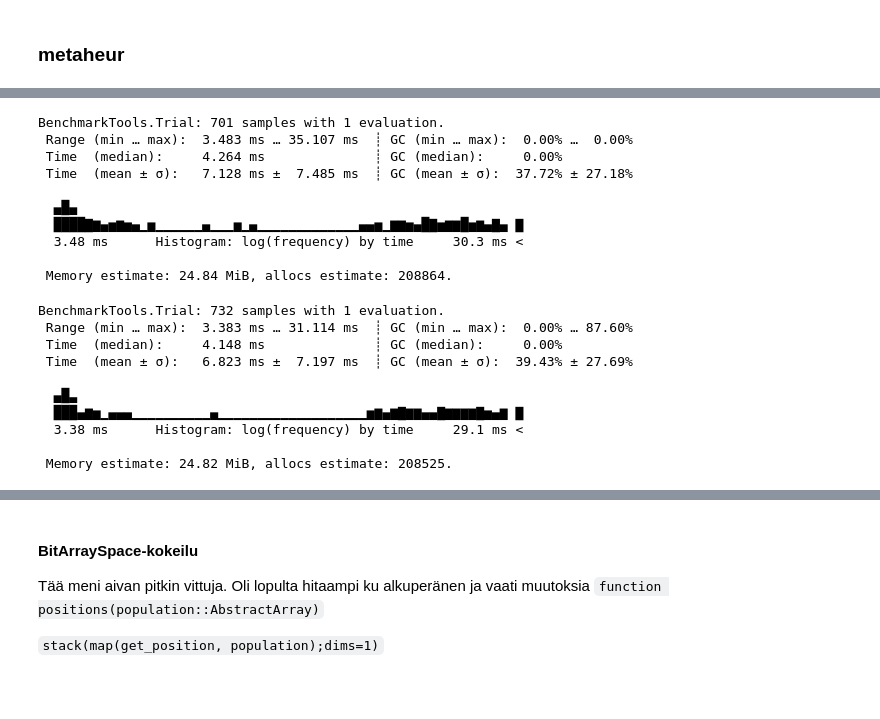
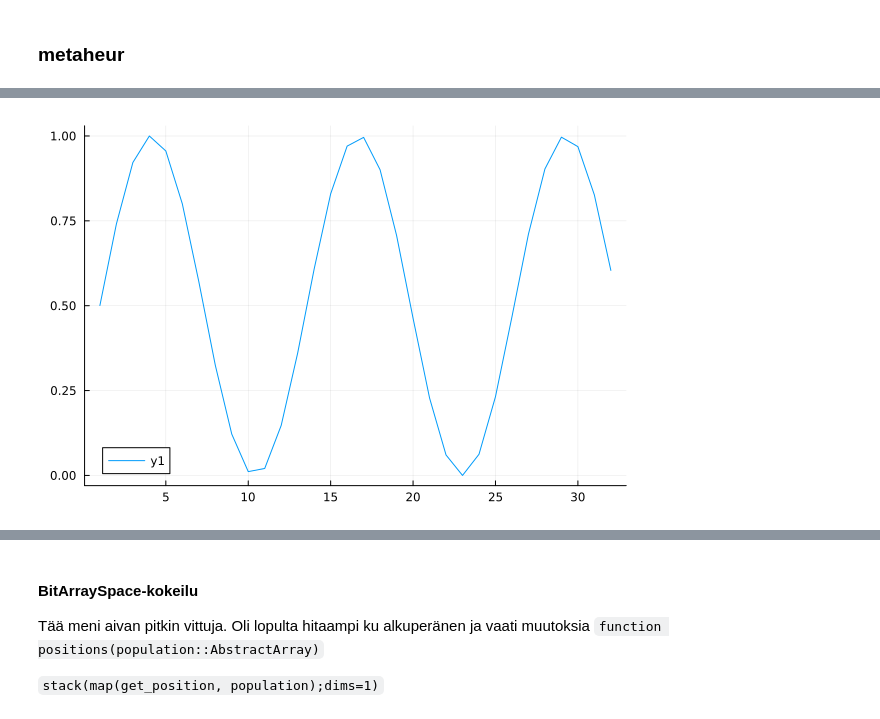
Before and after one commit to ORBAT/Musica, a Jupyter notebook: src/scratch.ipynb, the cells around one changed output, grey strips where cells are left out. Drawn from its saved outputs; the diff is of its cells as text; code cells hidden in the pictures; blank space fills up the shorter version.

```diff
--- a/src/scratch.ipynb
+++ b/src/scratch.ipynb
@@ -399,75 +212,8 @@ StatsBase.rmsd(result, wanted) = 0.4317607949298189
-# %%
-using BenchmarkTools
-
-function bmark_get_best(opres)
-  want_test_data = Musica._test_wanted_output(12)
-  _parser = Musica._test_parser_dynamic()
-  _inp_gen = () -> (want_test_data, 1:length(want_test_data))
-  # _res_gen = Musica.full_result_generator(want_test_data)
-  # fff = Musica.to_obj_fn(_parser, _res_gen, Musica.make_fitness_function())
-
-  _res_gen = Musica.input_based_result_gen()
-  fff = Musica.create_obj_fn(_parser, _inp_gen, _res_gen, Musica.create_fitness_fn())
-
-  # best_sol_bits = Musica.get_best_at(fff, opres, _parser)
-  @benchmark Musica.get_best_at($fff, $opres)
-end
-
-function bmark_get_best_(opres)
-  want_test_data = Musica._test_wanted_output(12)
-  _parser = Musica._test_parser_dynamic()
-  _inp_gen = () -> (want_test_data, 1:length(want_test_data))
-  # _res_gen = Musica.full_result_generator(want_test_data)
-  # fff = Musica.to_obj_fn(_parser, _res_gen, Musica.make_fitness_function())
-
-  _res_gen = Musica.input_based_result_gen()
-  fff = Musica.create_obj_fn(_parser, _inp_gen, _res_gen, Musica.create_fitness_fn())
-
-  # best_sol_bits = Musica.get_best_at(fff, opres, _parser)
-  @benchmark Musica._get_best_at($fff, $opres)
-end
-
-bmark_get_best_(opres)
-# %% [output]
-BenchmarkTools.Trial: 701 samples with 1 evaluation.
- Range (min … max):  3.483 ms … 35.107 ms  ┊ GC (min … max):  0.00% …  0.00%
- Time  (median):     4.264 ms              ┊ GC (median):     0.00%
- Time  (mean ± σ):   7.128 ms ±  7.485 ms  ┊ GC (mean ± σ):  37.72% ± 27.18%
-
-  ▄█▄
-  ████▇▆▄▅▆▅▄▁▅▁▁▁▁▁▁▄▁▁▁▅▁▄▁▁▁▁▁▁▁▁▁▁▁▁▁▄▄▅▁▆▆▅▄█▇▅▆▆█▅▆▄▇▄ ▇
-  3.48 ms      Histogram: log(frequency) by time     30.3 ms <
-
- Memory estimate: 24.84 MiB, allocs estimate: 208864.
-# %%
-using BenchmarkTools
-
-function bmark_get_best(opres)
-  want_test_data = Musica._test_wanted_output(12)
-  _parser = Musica._test_parser_dynamic()
-  _inp_gen = () -> (want_test_data, 1:length(want_test_data))
-  # _res_gen = Musica.full_result_generator(want_test_data)
-  # fff = Musica.to_obj_fn(_parser, _res_gen, Musica.make_fitness_function())
-
-  _res_gen = Musica.input_based_result_gen()
-  fff = Musica.create_obj_fn(_parser, _inp_gen, _res_gen, Musica.create_fitness_fn())
-
-  # best_sol_bits = Musica.get_best_at(fff, opres, _parser)
-  @benchmark Musica.get_best_at($fff, $opres)
-end
-
-bmark_get_best(opres)
-# %% [output]
-BenchmarkTools.Trial: 732 samples with 1 evaluation.
- Range (min … max):  3.383 ms … 31.114 ms  ┊ GC (min … max):  0.00% … 87.60%
- Time  (median):     4.148 ms              ┊ GC (median):     0.00%
- Time  (mean ± σ):   6.823 ms ±  7.197 ms  ┊ GC (mean ± σ):  39.43% ± 27.69%
-
-  ▄█▃
-  ███▄▆▅▁▄▄▄▁▁▁▁▁▁▁▁▁▁▄▁▁▁▁▁▁▁▁▁▁▁▁▁▁▁▁▁▁▁▅▆▄▆▇▆▆▄▄▇▆▆▆▆▇▅▄▆ ▇
-  3.38 ms      Histogram: log(frequency) by time     29.1 ms <
-
- Memory estimate: 24.82 MiB, allocs estimate: 208525.
+# %%
+using Plots
+plot(Musica._test_wanted_output(5))
+# %% [output]
+[figure, added]
 # %%
 using Transducers, StaticArrays, Musica
 
```
Also changed, not shown: parts of 13 cells of this notebook.
